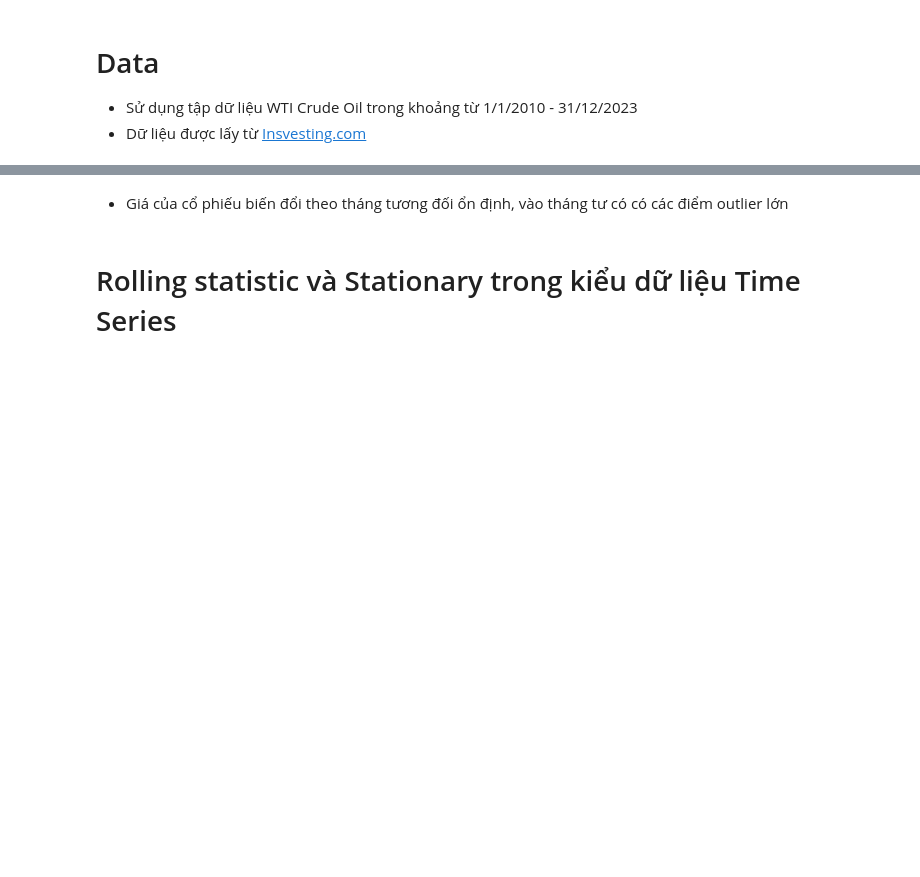
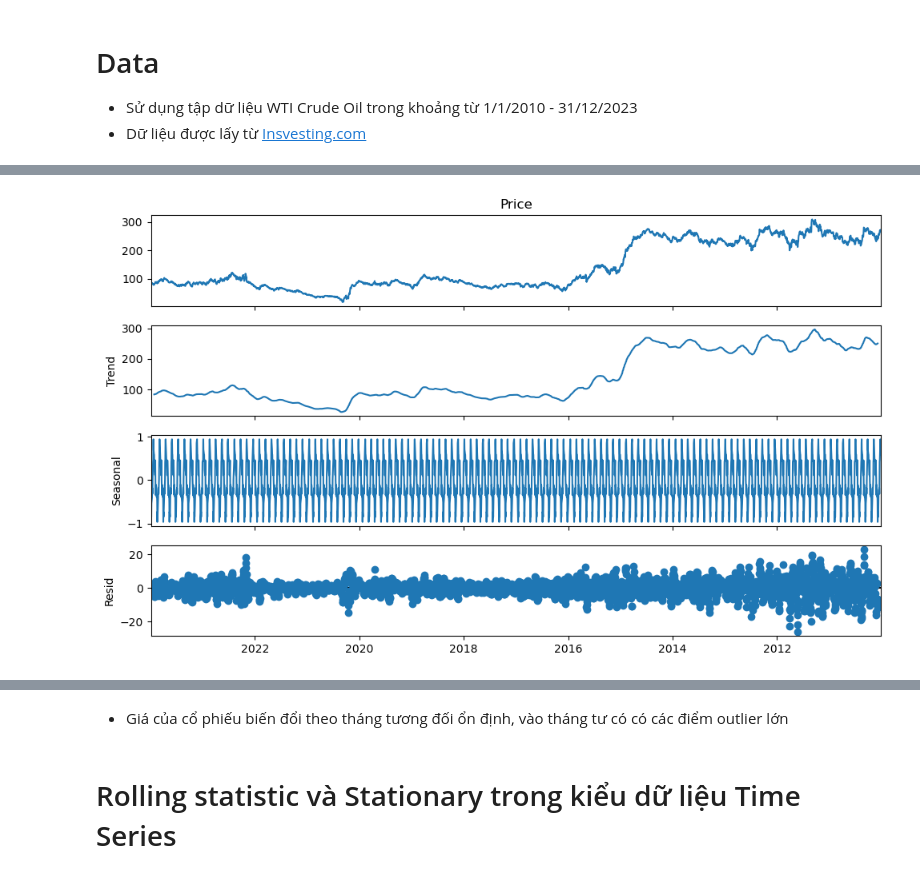
Before and after one commit to trungviet17/Basic_Algorithmic_Trading, a Jupyter notebook: Trading Signal/Time_series_basic_concept.ipynb, the cells around one changed output, grey strips where cells are left out. Saved outputs shown, nothing was run; the diff lists cells and outputs as text; code cells hidden in the pictures; blank space fills up the shorter version.

```diff
--- a/Trading Signal/Time_series_basic_concept.ipynb
+++ b/Trading Signal/Time_series_basic_concept.ipynb
@@ -66,0 +83,6 @@ data.head(5)
+# %%
+wti_decompose = seasonal_decompose(x = data['Price'], model="additive", period=30)
+wti_decompose.plot()
+plt.show()
+# %% [output]
+[figure, added]
```
Also changed, not shown: parts of 18 cells of this notebook, 2 other files.
